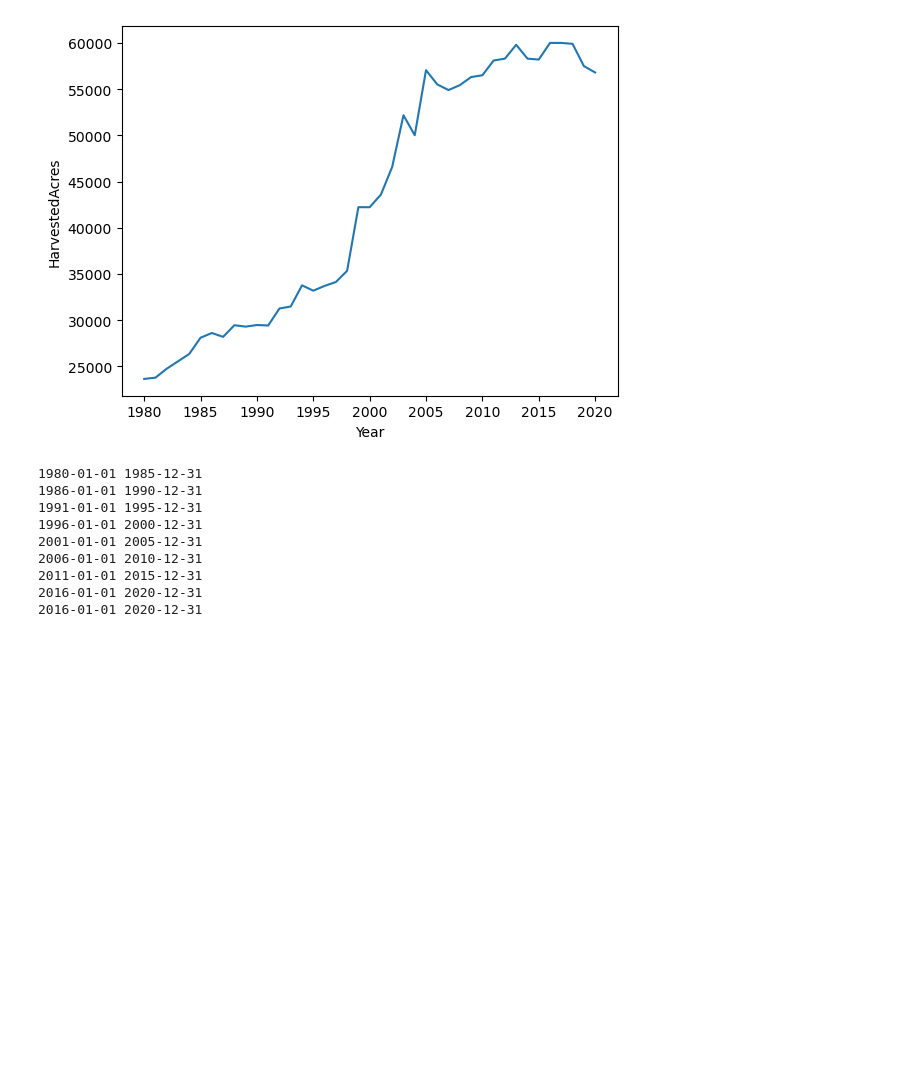
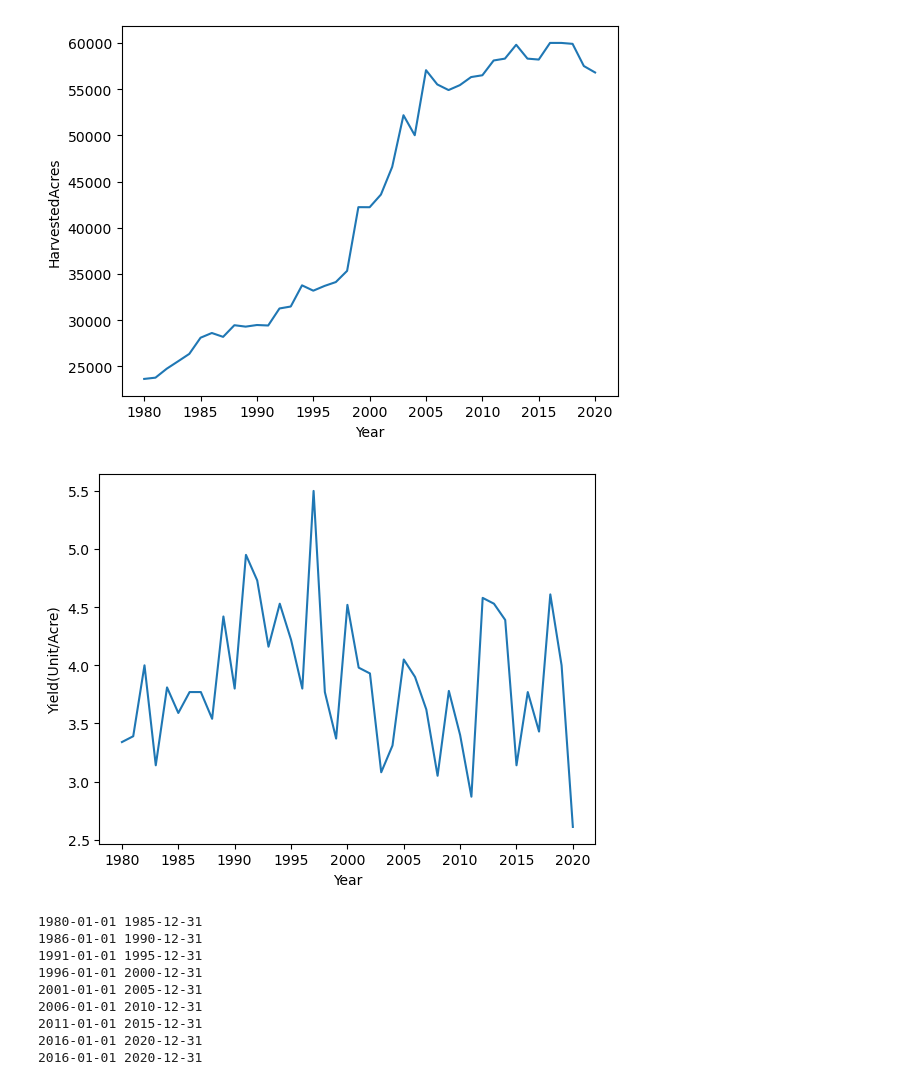
Before and after one commit to coldzonemt/Capstone_2, a Jupyter notebook: Data_Wragnling.ipynb, the cells around one changed output. Drawn from its saved outputs; the diff is of its cells as text; code cells hidden in the pictures; blank space fills up the shorter version.

```diff
--- a/Data_Wragnling.ipynb
+++ b/Data_Wragnling.ipynb
@@ -56,6 +57,12 @@ sns.lineplot(sonoma_wine_df, x='Year', y='HarvestedAcres')
 plt.show()
 # %% [output]
 [figure]
+# %%
+# Variance in yield per acre is another interesting metric to explore, and may be more telling than number of acres alone
+sns.lineplot(sonoma_wine_df, x='Year', y='Yield(Unit/Acre)')
+plt.show()
+# %% [output]
+[figure, added]
 # %%
 # Sonoma weather data had to be downloaded in 8 5-year increments
 sonoma_1_df = pd.read_csv('data/sonoma/3724191.csv')
```
Also changed, not shown: parts of 21 cells of this notebook.
